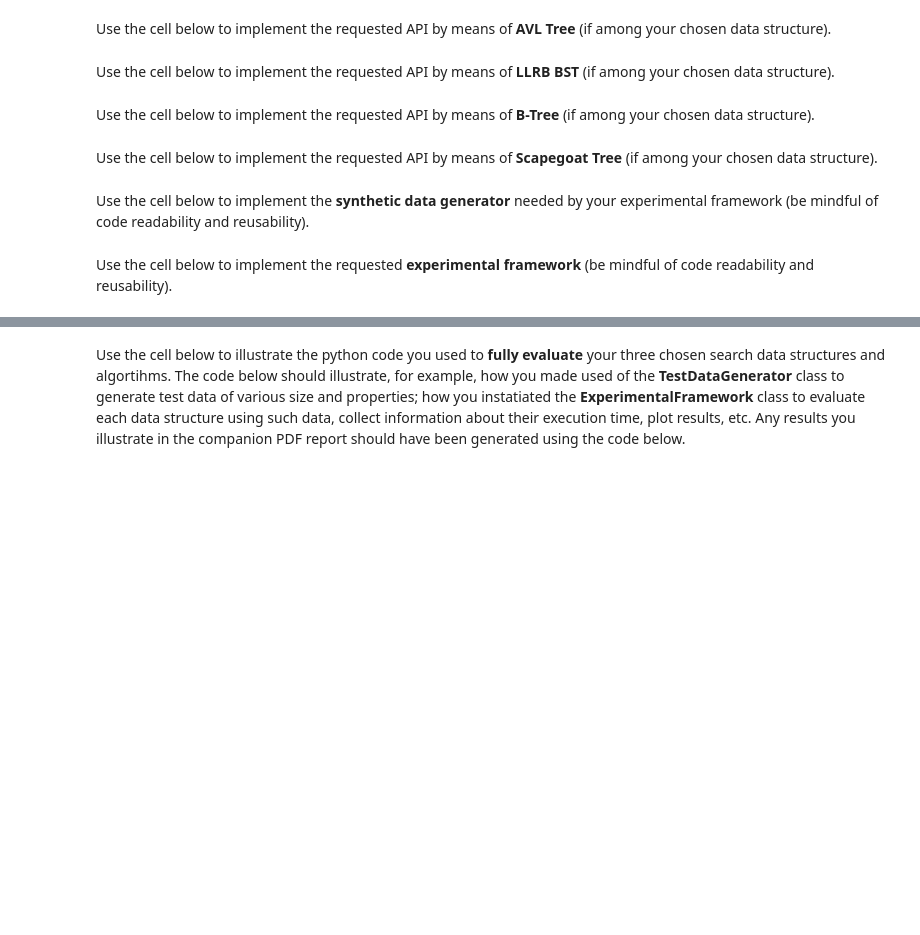
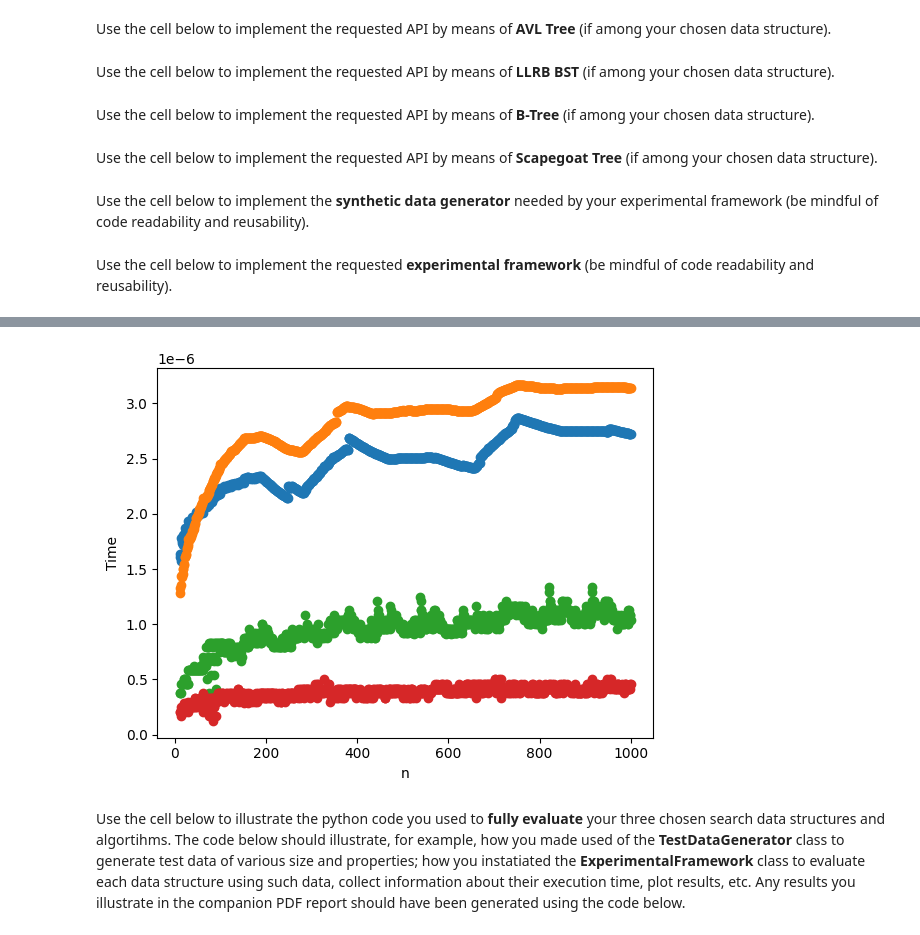
Before and after one commit to orang3-juic3/COMP0005cw, a Jupyter notebook: group_XXX_COMP0005_code.ipynb, the cells around one changed output, grey strips where cells are left out. Saved outputs shown, nothing was run; the diff lists cells and outputs as text; code cells hidden in the pictures; blank space fills up the shorter version.

```diff
--- a/group_XXX_COMP0005_code.ipynb
+++ b/group_XXX_COMP0005_code.ipynb
@@ -80,6 +80,15 @@ class Node:
 
     def setLeaf(self,leaf):
         self._leaf = leaf
+
+
+class TreeNodeLLRBBST:
+    def __init__(self, key):
+        self.key = key
+        self.left = None
+        self.right = None
+        #BLACK = False , RED = True
+        self.color = False
 # %%
 #Henry
 class TwoThreeTree(AbstractSearchInterface):
@@ -705,9 +696,13 @@ class ExperimentalFramework():
             all_pts.append(action(strings, a, b))
         return Plotter.fromTupledPoints(self.reduce_min(all_pts))
 
-exp2 = ExperimentalFramework(TwoThreeTree())
-exp2.plot_action(DecreasingStringGenerator(),exp2.time_insert,a=11,b=KILO,n=10).make_plot()
+exp1 = ExperimentalFramework(TwoThreeTree())
+exp2 = ExperimentalFramework(LLRBBST())
+exp1.plot_action(IncreasingStringGenerator(),exp1.time_insert_amortised,a=11,b=KILO,n=10).make_plot()
+exp2.plot_action(IncreasingStringGenerator(),exp2.time_insert_amortised,a=11,b=KILO,n=10).make_plot()
 
-
+exp1.plot_action(IncreasingStringGenerator(),exp1.time_search,a=11,b=KILO,n=10).make_plot()
+exp2.plot_action(IncreasingStringGenerator(),exp2.time_search,a=11,b=KILO,n=10).make_plot()
 # take top 2% and bottom 2%, divide by logn and plot log to show boundedness
 #exp.plot_worst_case_search(b=MEGA)
+# %% [output]
@@ -714,3 +710,4 @@ exp2.plot_action(DecreasingStringGenerator(),exp2.time_insert,a=11,b=KILO,n=10).
+[figure, added]
 # %% [markdown]
 Use the cell below to illustrate the python code you used to **fully evaluate** your three chosen search data structures and algortihms. The code below should illustrate, for example, how you made used of the **TestDataGenerator** class to generate test data of various size and properties; how you instatiated the **ExperimentalFramework** class to  evaluate each data structure using such data, collect information about their execution time, plot results, etc. Any results you illustrate in the companion PDF report should have been generated using the code below.
 # %%
```
Also changed, not shown: parts of 2 cells of this notebook.
